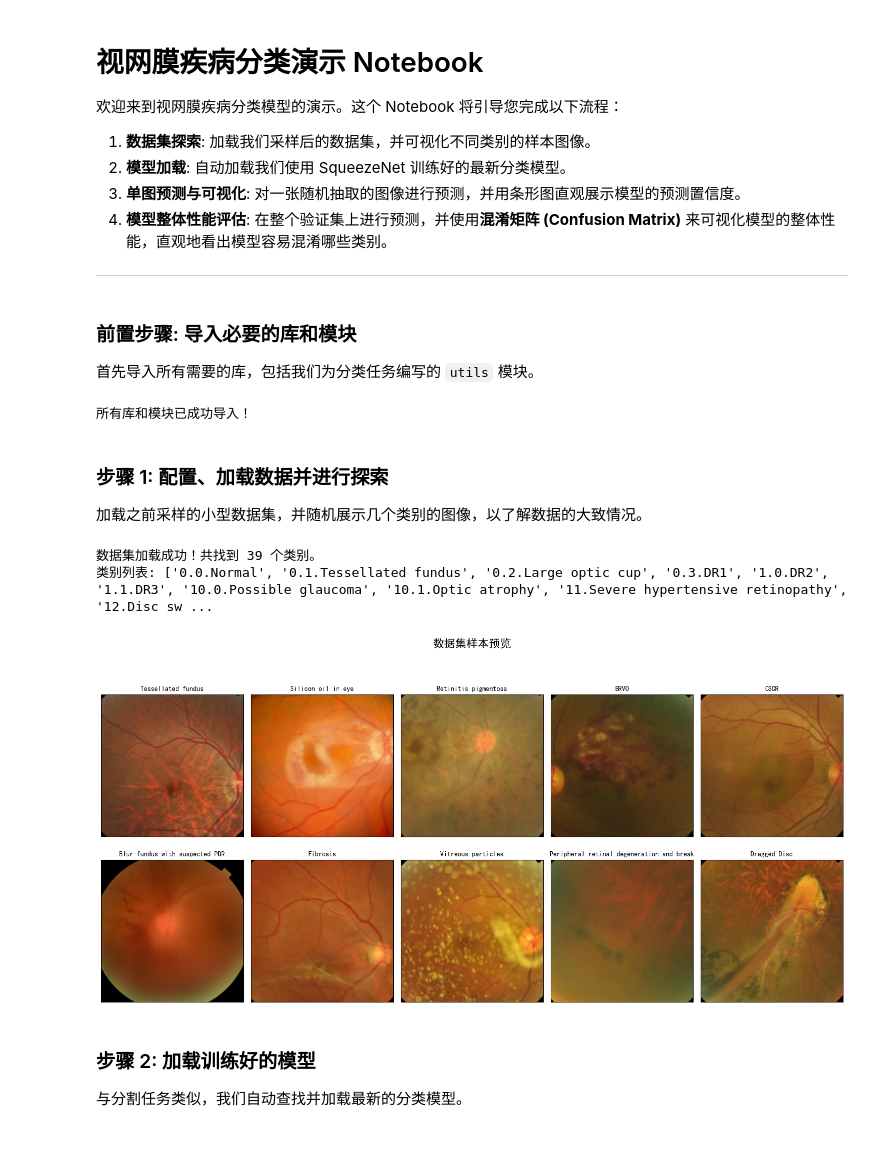
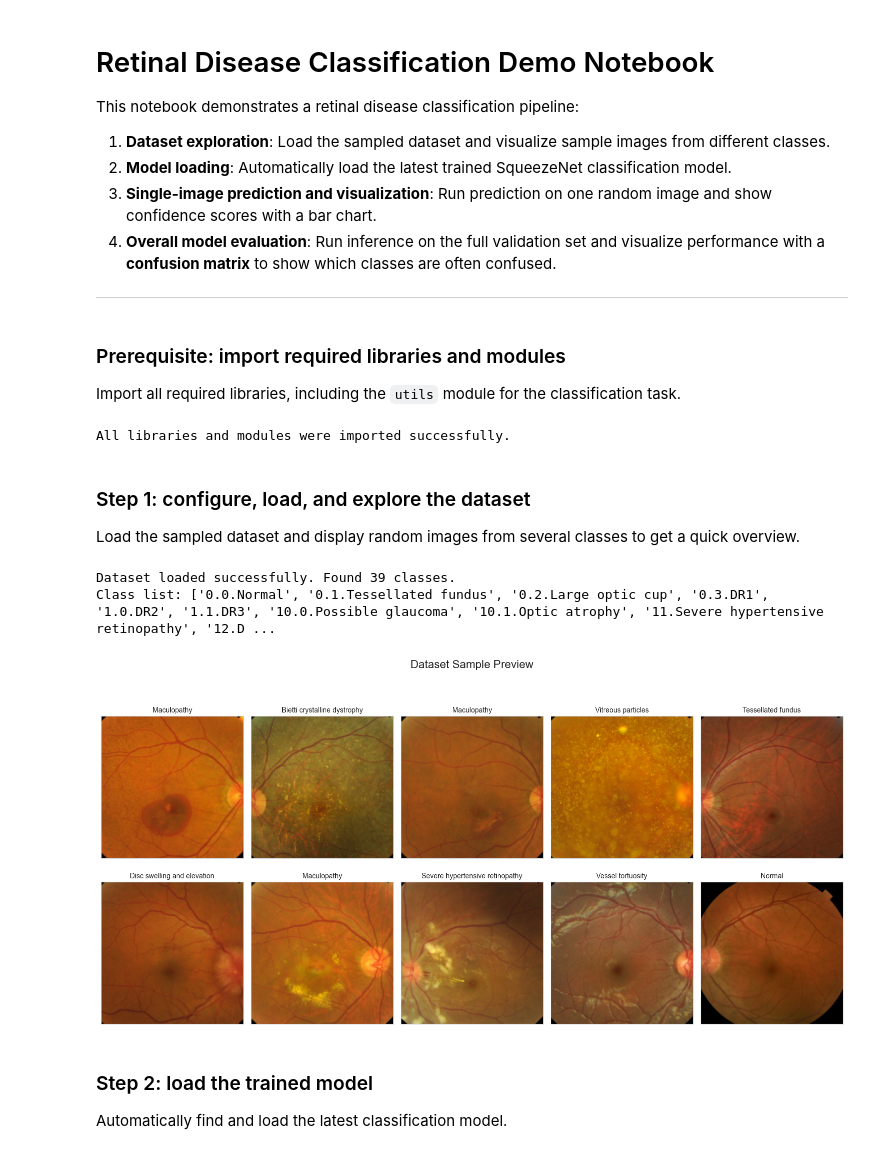
Before and after one commit to ChenYuze-JLG/Retinal_Image_Analysis, a Jupyter notebook: classification/retinal_classification_demo.ipynb, the cells around one changed output. Drawn from its saved outputs; the diff is of its cells as text; code cells hidden in the pictures.

```diff
--- a/classification/retinal_classification_demo.ipynb
+++ b/classification/retinal_classification_demo.ipynb
@@ -1,17 +1,17 @@
 # %% [markdown]
-# 视网膜疾病分类演示 Notebook
+# Retinal Disease Classification Demo Notebook
 
-欢迎来到视网膜疾病分类模型的演示。这个 Notebook 将引导您完成以下流程：
+This notebook demonstrates a retinal disease classification pipeline:
 
-1.  **数据集探索**: 加载我们采样后的数据集，并可视化不同类别的样本图像。
-2.  **模型加载**: 自动加载我们使用 SqueezeNet 训练好的最新分类模型。
-3.  **单图预测与可视化**: 对一张随机抽取的图像进行预测，并用条形图直观展示模型的预测置信度。
-4.  **模型整体性能评估**: 在整个验证集上进行预测，并使用**混淆矩阵 (Confusion Matrix)** 来可视化模型的整体性能，直观地看出模型容易混淆哪些类别。
+1. **Dataset exploration**: Load the sampled dataset and visualize sample images from different classes.
+2. **Model loading**: Automatically load the latest trained SqueezeNet classification model.
+3. **Single-image prediction and visualization**: Run prediction on one random image and show confidence scores with a bar chart.
+4. **Overall model evaluation**: Run inference on the full validation set and visualize performance with a **confusion matrix** to show which classes are often confused.
 
 ---
 # %% [markdown]
-### 前置步骤: 导入必要的库和模块
-首先导入所有需要的库，包括我们为分类任务编写的 `utils` 模块。
+### Prerequisite: import required libraries and modules
+Import all required libraries, including the `utils` module for the classification task.
 # %%
 import os
 import torch
@@ -25,76 +25,66 @@ import random
 import matplotlib.pyplot as plt
 import seaborn as sns
 from sklearn.metrics import confusion_matrix
-
-# 导入我们自己的模块
-# 切换工作目录以确保模块可以被找到
-# 注意：请根据您的项目结构调整此路径
 try:
-    # 假设 notebook 在 classification 文件夹内
+    # Assume the notebook is inside the classification folder
     from utils import get_data_transforms, get_class_names
 except ImportError:
-    # 如果直接在 retinal 目录下运行，可能需要调整路径
-    print("无法直接导入模块，请确保 Notebook 的工作目录正确。")
-    # 或者手动添加路径
-    # sys.path.append('./classification')
-    # from utils import get_data_transforms, get_class_names
+    print("Module import failed. Confirm that the notebook working directory is correct.")
 
+import warnings
+warnings.filterwarnings('ignore')
 
-# --- Matplotlib 中文显示设置 ---
-plt.rcParams['font.sans-serif'] = ['SimHei']  # 指定默认字体
-plt.rcParams['axes.unicode_minus'] = False    # 解决保存图像是负号'-'显示为方块的问题
-
-print("所有库和模块已成功导入！")
+print("All libraries and modules were imported successfully.")
 # %% [output]
-所有库和模块已成功导入！
+All libraries and modules were imported successfully.
 # %% [markdown]
-### 步骤 1: 配置、加载数据并进行探索
+### Step 1: configure, load, and explore the dataset
 
-加载之前采样的小型数据集，并随机展示几个类别的图像，以了解数据的大致情况。
+Load the sampled dataset and display random images from several classes to get a quick overview.
 # %%
-# --- 配置 ---
-DATASET_DIR = r'classification\datasets\sampled_images'
-OUTPUTS_DIR = r'classification\outputs'
+# --- Configuration ---
+DATASET_DIR = r'.\datasets\sampled_images'
+OUTPUTS_DIR = r'.\outputs'
 
-# --- 加载数据 ---
-# 使用 ImageFolder 加载数据集
+# --- Load dataset ---
+# Use ImageFolder to load data
 data_transforms = get_data_transforms()
-full_dataset = datasets.ImageFolder(DATASET_DIR, transform=data_transforms['val']) # 使用验证集变换进行可视化
+full_dataset = datasets.ImageFolder(DATASET_DIR, transform=data_transforms['val']) # Use validation transforms for visualization
 class_names = full_dataset.classes
-print(f"数据集加载成功！共找到 {len(class_names)} 个类别。")
-print("类别列表:", class_names)
+print(f"Dataset loaded successfully. Found {len(class_names)} classes.")
+print("Class list:", class_names)
 
-# --- 可视化数据集样本 ---
+# --- Visualize dataset samples ---
 def show_dataset_samples(dataset, num_samples=10):
     fig = plt.figure(figsize=(15, 8))
-    plt.suptitle("数据集样本预览", fontsize=16)
+    plt.suptitle("Dataset Sample Preview", fontsize=16)
 
     indices = random.sample(range(len(dataset)), num_samples)
 
     for i, idx in enumerate(indices):
         image, label_idx = dataset[idx]
         ax = fig.add_subplot(2, 5, i + 1, xticks=[], yticks=[])
 
-        # 反标准化图像以供显示
+        # De-normalize image for display
         image = image.numpy().transpose((1, 2, 0))
         mean = np.array([0.485, 0.456, 0.406])
         std = np.array([0.229, 0.224, 0.225])
         image = std * image + mean
         image = np.clip(image, 0, 1)
 
         ax.imshow(image)
-        ax.set_title(class_names[label_idx].split('.')[-1], fontsize=10) # 显示更简洁的类名
+        ax.set_title(class_names[label_idx].split('.')[-1], fontsize=10) # Show shorter class names
 
     plt.tight_layout(rect=[0, 0, 1, 0.96])
     plt.show()
 
 show_dataset_samples(full_dataset)
 # %% [output]
-数据集加载成功！共找到 39 个类别。
-类别列表: ['0.0.Normal', '0.1.Tessellated fundus', '0.2.Large optic cup', '0.3.DR1', '1.0.DR2', '1.1.DR3', '10.0.Possible glaucoma', '10.1.Optic atrophy', '11.Severe hypertensive retinopathy', '12.Disc sw ...
+Dataset loaded successfully. Found 39 classes.
+Class list: ['0.0.Normal', '0.1.Tessellated fundus', '0.2.Large optic cup', '0.3.DR1', '1.0.DR2', '1.1.DR3', '10.0.Possible glaucoma', '10.1.Optic atrophy', '11.Severe hypertensive retinopathy', '12.D ...
-[figure, old version]
+[figure, new version]
 # %% [markdown]
-### 步骤 2: 加载训练好的模型
+### Step 2: load the trained model
 
-与分割任务类似，我们自动查找并加载最新的分类模型。
+Automatically find and load the latest classification model.
 # %%
```
Also changed, not shown: parts of 5 cells of this notebook, 10 other files.
